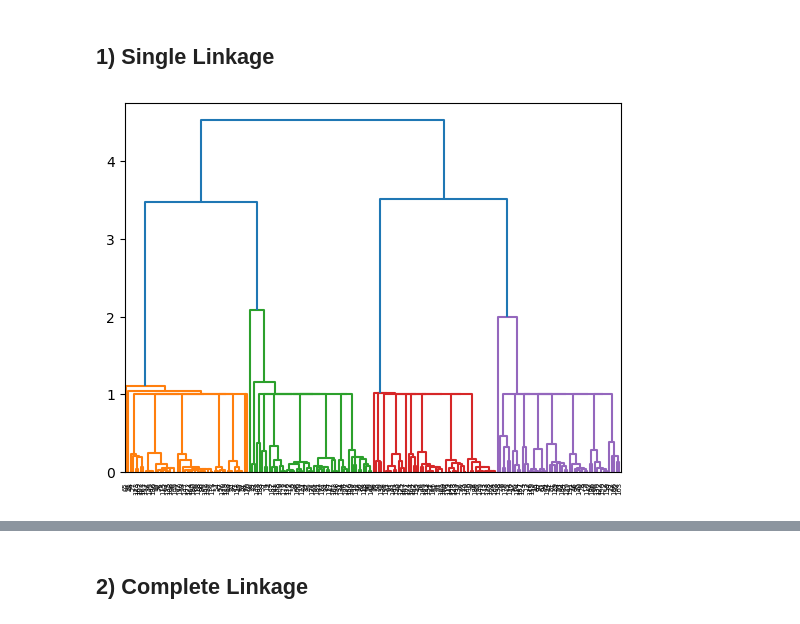
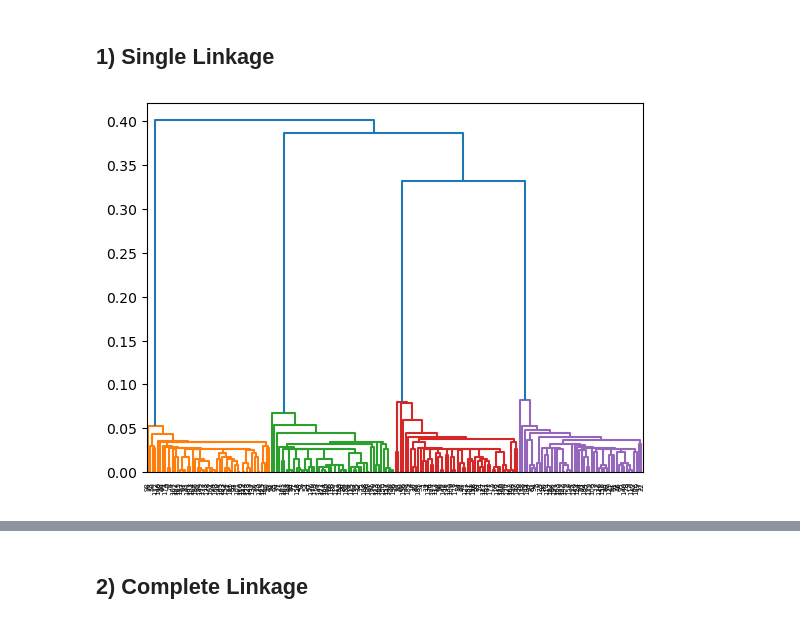
Before and after one commit to Sameer-ansarii/PRACTICE-NOTEBOOKS, a Jupyter notebook: K-Mean and Hierarchical Clustering/K-MEAN AND HIERARCHICAL CLUSTERING.ipynb, the cells around one changed output, grey strips where cells are left out. Drawn from its saved outputs; the diff is of its cells as text; code cells hidden in the pictures.

```diff
--- a/K-Mean and Hierarchical Clustering/K-MEAN AND HIERARCHICAL CLUSTERING.ipynb
+++ b/K-Mean and Hierarchical Clustering/K-MEAN AND HIERARCHICAL CLUSTERING.ipynb
@@ -193,6 +261,6 @@ plt.show()
 * It is a technique by which we visualize the quality of clusters.
 # %%
 kmeans = KMeans(n_clusters=2,max_iter=100)
-kmeans.fit(df)
+kmeans.fit(scaled_data)
 clusters=kmeans.labels_
 # %%
@@ -234,7 +301,7 @@ PCA : Principal Component Analysis, it will reduce the dimension of data set to
 # Visualization of Clusters (K=3)
 # %%
 kmeans = KMeans(n_clusters=3,max_iter=100)
-kmeans.fit(df)
+kmeans.fit(scaled_data)
 cluster=kmeans.labels_
 # %%
 # Create a scatter plot of the clusters
@@ -247,7 +314,7 @@ Text(0.5, 1.0, 'PCA Plot of Clusters')
 # Visualization of Clusters (K=4)
 # %%
 kmeans = KMeans(n_clusters=4,max_iter=100)
-kmeans.fit(df)
+kmeans.fit(scaled_data)
 cluster=kmeans.labels_
 # %%
 # Create a scatter plot of the clusters
@@ -260,6 +327,6 @@ Text(0.5, 1.0, 'PCA Plot of Clusters')
 ## As we see if we make 4 clusters then it is the right option.
 # %%
 kmeans = KMeans(n_clusters=4,max_iter=100)
-kmeans.fit(df)
+kmeans.fit(scaled_data)
 kmeans.labels_
 # %% [output]
@@ -324,10 +401,10 @@ from sklearn.cluster import AgglomerativeClustering
 # %%
 # single linkage
 
-mergings = linkage(df, method = 'single', metric = 'euclidean')
+mergings = linkage(scaled_data, method = 'single', metric = 'euclidean')
 dendrogram(mergings)
 plt.show()
 # %% [output]
-[figure, old version]
+[figure, new version]
 # %%
 cluster = AgglomerativeClustering(n_clusters=4, affinity='euclidean', linkage='single')
```
Also changed, not shown: parts of 36 cells of this notebook.
